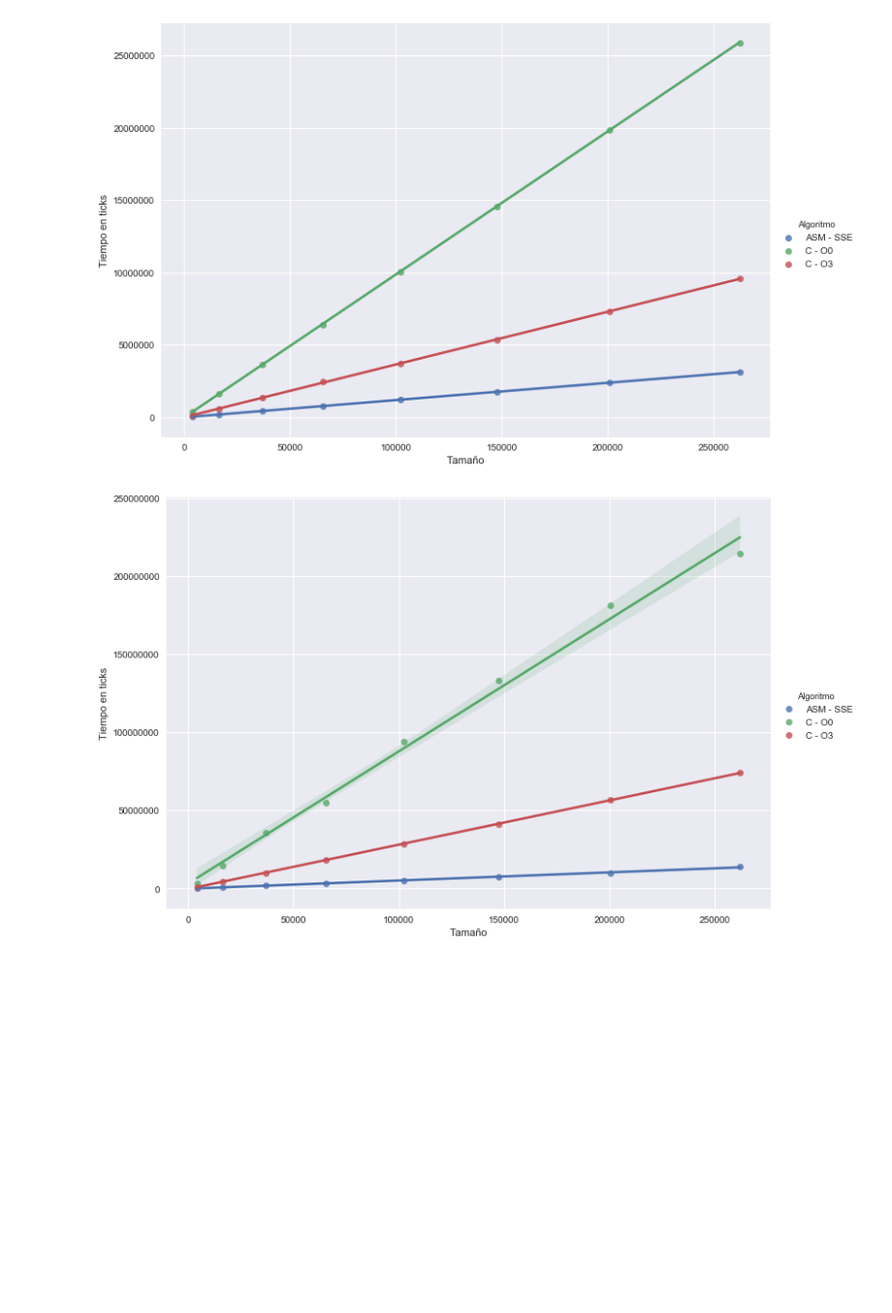
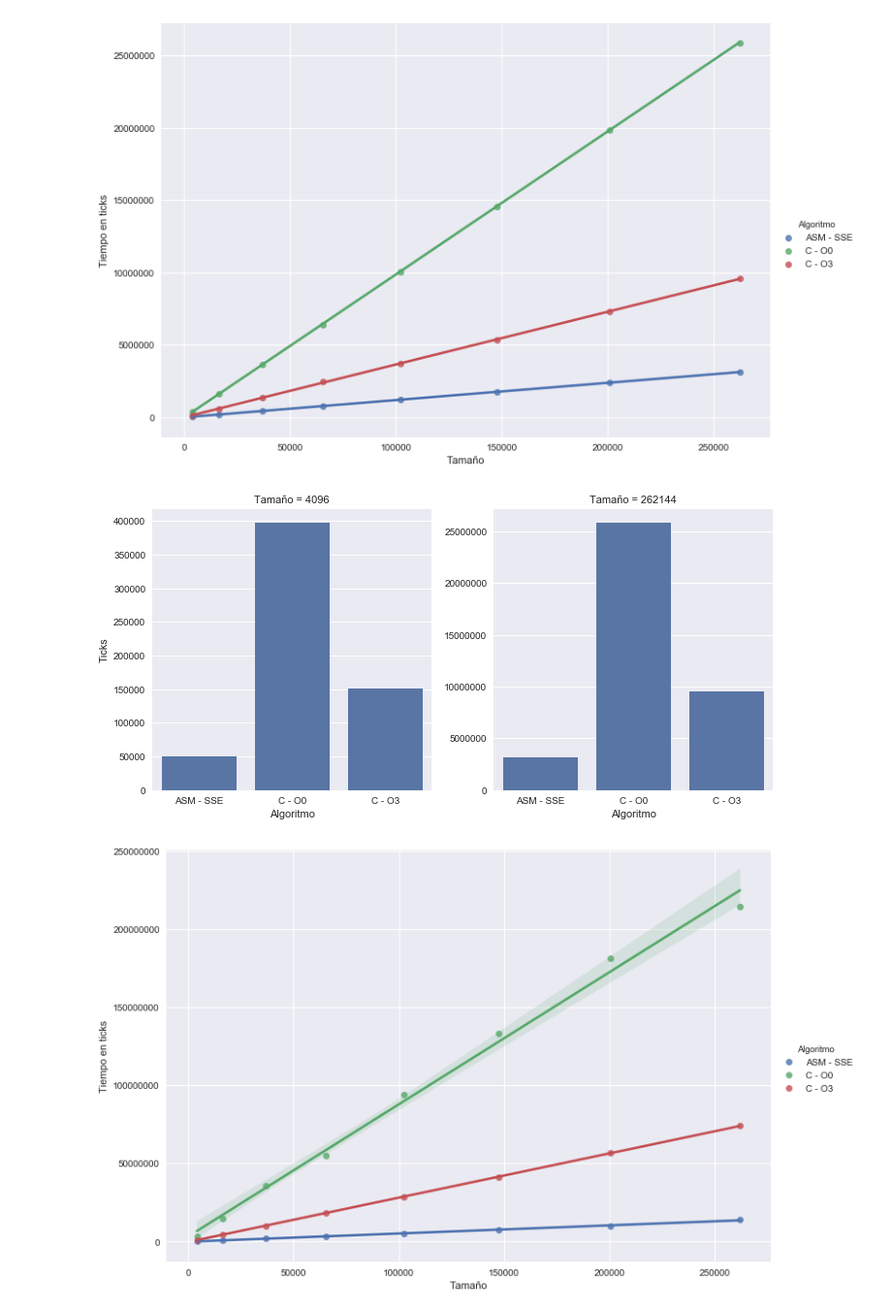
Before and after one commit to ZebaSz/orga2-tp2, a Jupyter notebook: informe/data/Orga2-TP2.ipynb, the cells around one changed output. Shown at 97% size. Saved outputs shown, nothing was run; the diff lists cells and outputs as text; code cells hidden in the pictures; blank space fills up the shorter version.

Commit message:
Mejorar implementacion y analisis preliminar linearZoom

```diff
--- a/informe/data/Orga2-TP2.ipynb
+++ b/informe/data/Orga2-TP2.ipynb
@@ -13,6 +13,7 @@ ASM = 'ASM - SSE'
 algo = 'Algoritmo'
 tam = 'Tamaño'
 ticks = 'Ticks'
+maxTam = 262144
 # %%
 dfO0 = pd.read_csv('rgb2yuv-control.csv')
 dfO3 = pd.read_csv('rgb2yuv-O3.csv')
@@ -68,6 +69,15 @@ plt.gca().get_yaxis().get_major_formatter().set_scientific(False)
 plt.show()
 # %% [output]
 [figure]
+# %%
+df = dfZoom[(dfZoom.Tamaño == maxTam) | (dfZoom.Tamaño == 4096)]
+g = sns.FacetGrid(data=df, col=tam, sharey=False, size=5)
+g.set(ylabel='Tiempo en ticks')
+sns.plt.ticklabel_format(style='plain', axis='y')
+g = g.map(sns.barplot, algo, ticks, data=df)
+plt.show()
+# %% [output]
+[figure, added]
 # %%
 dfO0 = pd.read_csv('maxCloser-control.csv')
 dfO3 = pd.read_csv('maxCloser-O3.csv')
```
Also changed, not shown: parts of 4 cells of this notebook, 2 other files.
